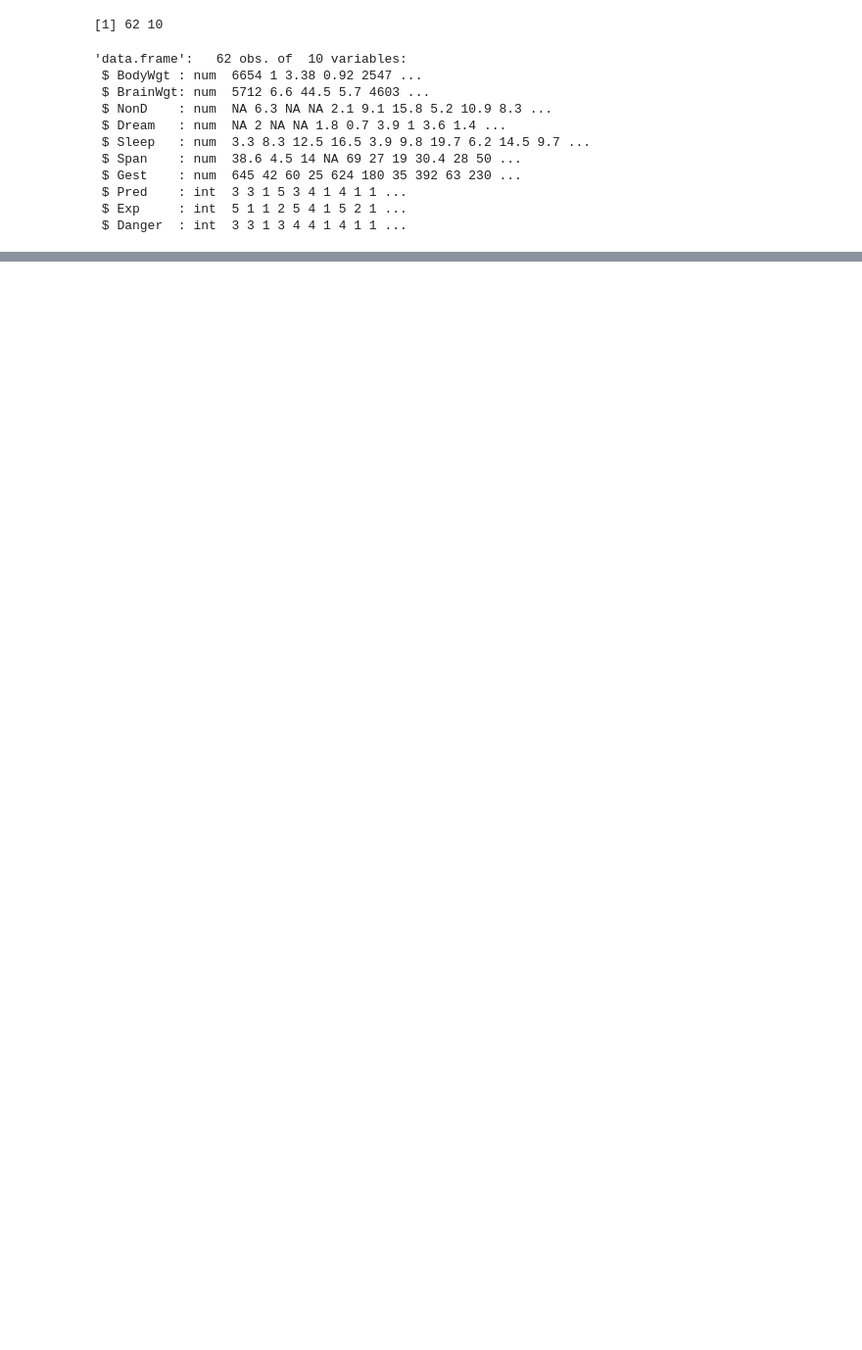
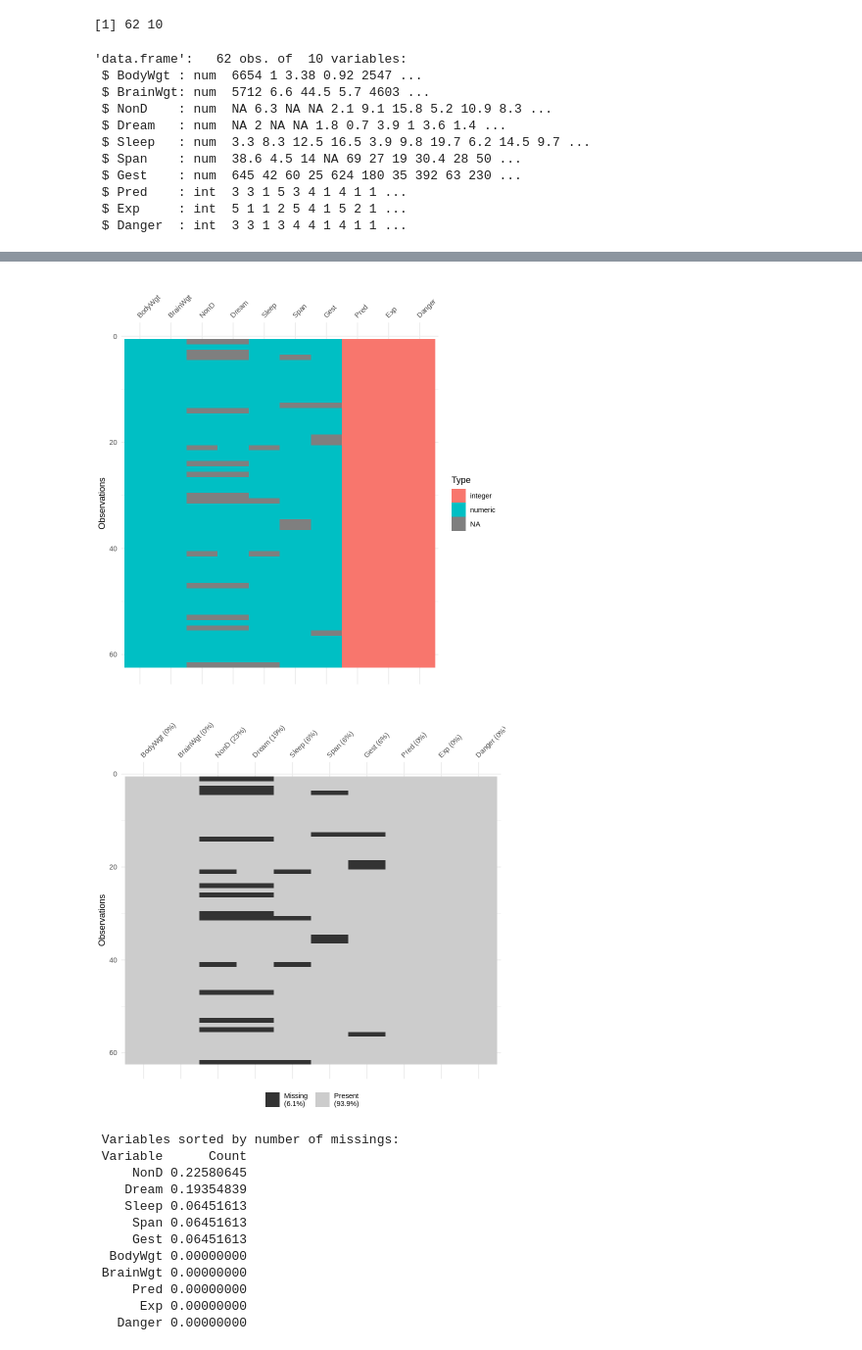
Before and after one commit to ednavivianasegura/ERAP_Curso_R, a Jupyter notebook: ERAP_R_Course_ModuloII.ipynb, the cells around one changed output, grey strips where cells are left out. Shown: that part at 98% size. Cells and saved outputs as stored; diff of their text form; code cells hidden in the pictures; blank space fills up the shorter version.

```diff
--- a/ERAP_R_Course_ModuloII.ipynb
+++ b/ERAP_R_Course_ModuloII.ipynb
@@ -439,0 +484,60 @@ matrixplot(sleep, sortby = 2)
+# %%
+# Visualizar patrón general
+
+#Gráficas
+visdat::vis_dat(sleep, sort_type = FALSE)
+#¿Qué hace?
+# Genera un mapa visual del dataset, donde:
+# Cada fila representa una observación.
+# Cada columna representa una variable.
+# Los colores indican el tipo de dato (numérico, carácter, lógico, NA, etc.).
+# Argumento:
+# sort_type = FALSE: mantiene el orden original de las variables.
+# (Si fuera TRUE, ordenaría las columnas por tipo de dato.)
+# ¿Para qué sirve?
+# Ver de forma rápida qué variables tienen NA y de qué tipo son las demás.
+# Identificar valores atípicos o inconsistencias de tipo (por ejemplo, una columna que debería ser numérica pero es carácter).
+
+
+visdat::vis_miss(sleep)
+#Este nos ayuda a identificar los patrones:
+# A qué patrón parece?
+# Vemos que cuando se pierde NonD, se pierde también Dream, si comprobamos
+# la correlación, vemos que no es tan alta.
+# Puede que sea una simple casualidad.
+
+VIM::aggr(sleep, numbers = TRUE, sortVars = TRUE, gap = 3,prop = TRUE,
+     ylab = c("Frecuencia de NA", "Patrón de pérdida"))
+
+
+#Produce una visualización compuesta que incluye:
+# Un histograma con el porcentaje de valores faltantes por variable (izquierda).
+# Una matriz de combinaciones de ausencia/presencia entre variables (derecha).
+# Argumentos clave:
+#numbers = TRUE: muestra los valores numéricos sobre las barras.
+#sortVars = TRUE: ordena las variables de mayor a menor porcentaje de NA.
+#gap = 3: espacio entre los gráficos izquierdo y derecho.
+#prop = TRUE: muestra proporciones en lugar de conteo absoluto.
+#ylab: etiquetas personalizadas del eje y.
+#¿Para qué sirve?
+#Diagnóstico visual completo del patrón de pérdida de datos
+# Permite ver cómo esta la proporción de pérdida en cada una de las variables.
+#Permite detectar si hay correlaciones entre variables faltantes (por ejemplo, cuando dos columnas tienden a estar ausentes juntas).
+
+# También útil: matriz de patrones
+#VIM::matrixplot(sleep, sortby = 2)
+# %% [output]
+[figure, added]
+[figure, added]
+ Variables sorted by number of missings:
+ Variable      Count
+     NonD 0.22580645
+    Dream 0.19354839
+    Sleep 0.06451613
+     Span 0.06451613
+     Gest 0.06451613
+  BodyWgt 0.00000000
+ BrainWgt 0.00000000
+     Pred 0.00000000
+      Exp 0.00000000
+   Danger 0.00000000
```
Also changed, not shown: parts of 16 cells of this notebook.
